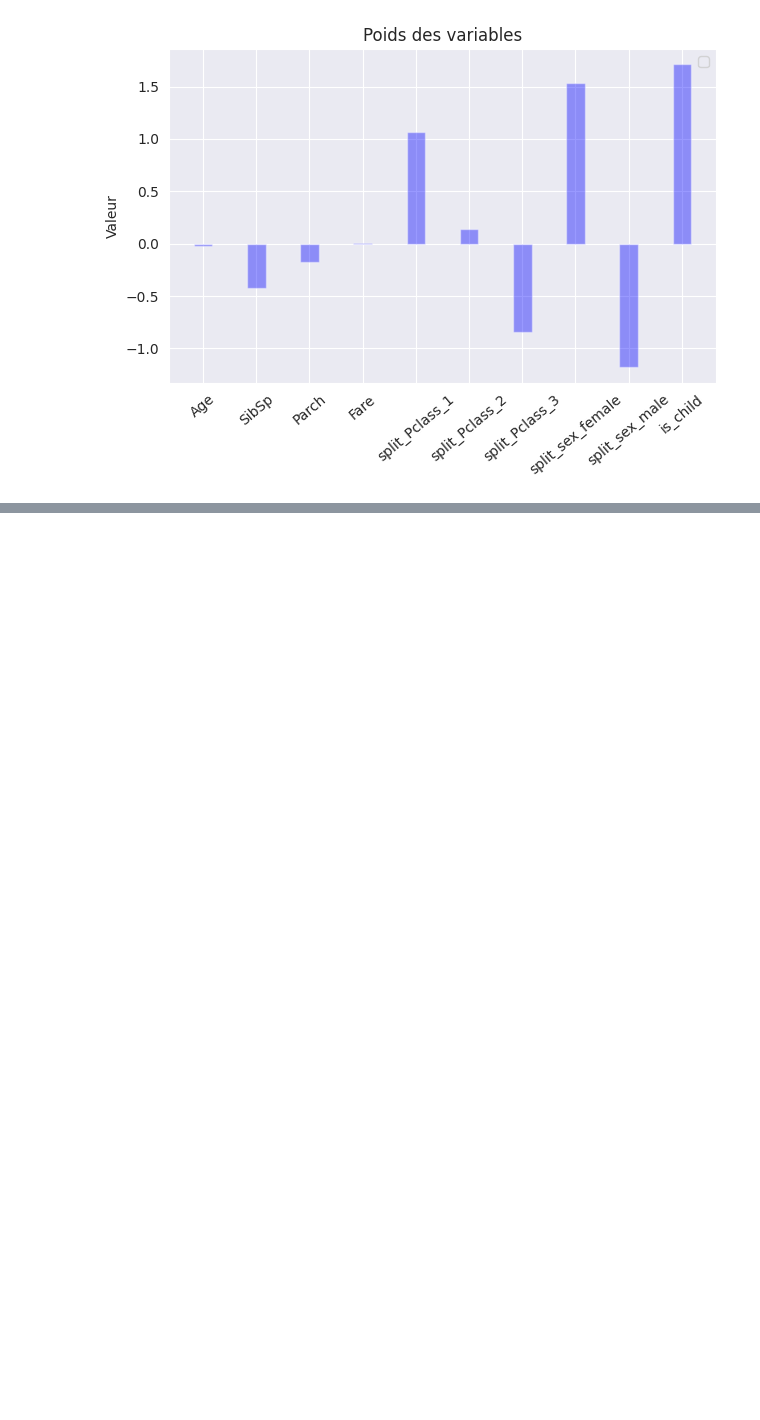
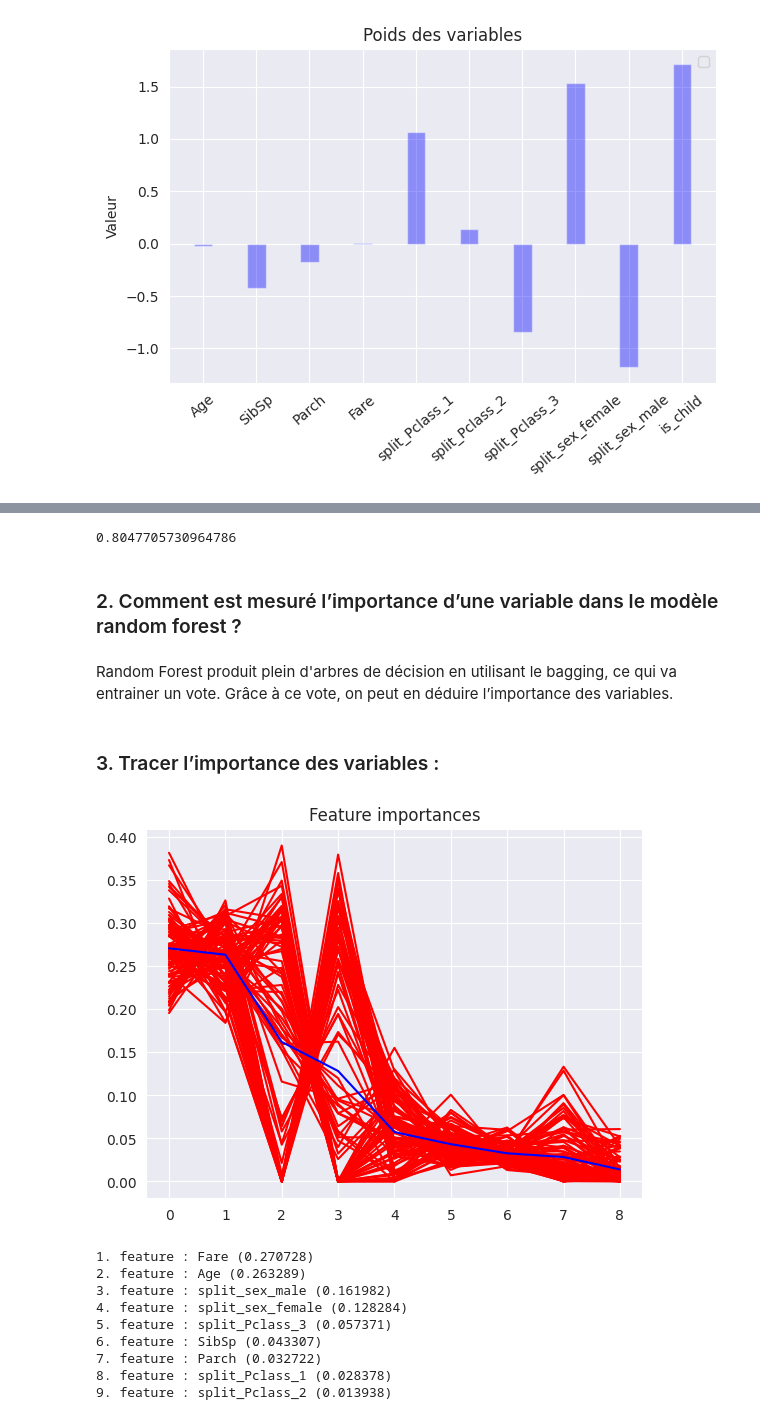
Before and after one commit to silvainlud/M2-IA-TP2, a Jupyter notebook: TP2.ipynb, the cells around one changed output, grey strips where cells are left out. Saved outputs shown, nothing was run; the diff lists cells and outputs as text; code cells hidden in the pictures; blank space fills up the shorter version.

```diff
--- a/TP2.ipynb
+++ b/TP2.ipynb
@@ -210,0 +462,64 @@ No artists with labels found to put in legend.  Note that artists whose label st
+# %%
+def parse_model_5(X):
+    X.Age = X.Age.fillna(np.nanmedian(X["Age"]))
+
+    target = X.Survived
+
+    class_dummies = pd.get_dummies(X["Pclass"], prefix="split_Pclass")
+    X = X.join(class_dummies)
+
+    class_dummies = pd.get_dummies(X["Sex"], prefix="split_sex")
+    X = X.join(class_dummies)
+
+    to_del = ["Name", "Cabin", "Embarked", "Survived", "Ticket", "Sex", "Pclass"]
+    for col in to_del:
+        del X[col]
+    return X, target
+
+
+from sklearn.ensemble import RandomForestClassifier
+
+train = pd.read_csv('titanic_train.csv', sep=',')
+train.set_index("PassengerId", inplace=True, drop=True)
+
+X, y = parse_model_5(train.copy())
+rf = RandomForestClassifier()
+rf.fit(X, y)
+
+compute_score(rf, X, y)
+# %% [output]
+0.8047705730964786
+# %% [markdown]
+### 2. Comment est mesuré l’importance d’une variable dans le modèle random forest ?
+# %% [markdown]
+Random Forest produit plein d'arbres de décision en utilisant le bagging, ce qui va entrainer un vote. Grâce à ce vote, on peut en déduire l’importance des variables.
+# %% [markdown]
+### 3. Tracer l’importance des variables :
+# %%
+def classifier_importance(X, clf):
+    import pylab as pl
+    importances = clf.feature_importances_
+    indices = np.argsort(importances)[::-1]
+    pl.title("Feature importances")
+    for tree in clf.estimators_:
+        pl.plot(range(X.shape[1]), tree.feature_importances_[indices], "r")
+    pl.plot(range(X.shape[1]), importances[indices], "b")
+    pl.show()
+    for f in range(X.shape[1]):
+        print("%d. feature : %s (%f)" %
+              (f + 1, X.columns[indices[f]], importances[indices[f]]))
+# %%
+rf = RandomForestClassifier()
+rf.fit(X, y)
+classifier_importance(X, rf)
+# %% [output]
+[figure, added]
+1. feature : Fare (0.270728)
+2. feature : Age (0.263289)
+3. feature : split_sex_male (0.161982)
+4. feature : split_sex_female (0.128284)
+5. feature : split_Pclass_3 (0.057371)
+6. feature : SibSp (0.043307)
+7. feature : Parch (0.032722)
+8. feature : split_Pclass_1 (0.028378)
+9. feature : split_Pclass_2 (0.013938)
```
Also changed, not shown: parts of 75 cells of this notebook, 1 other file.
